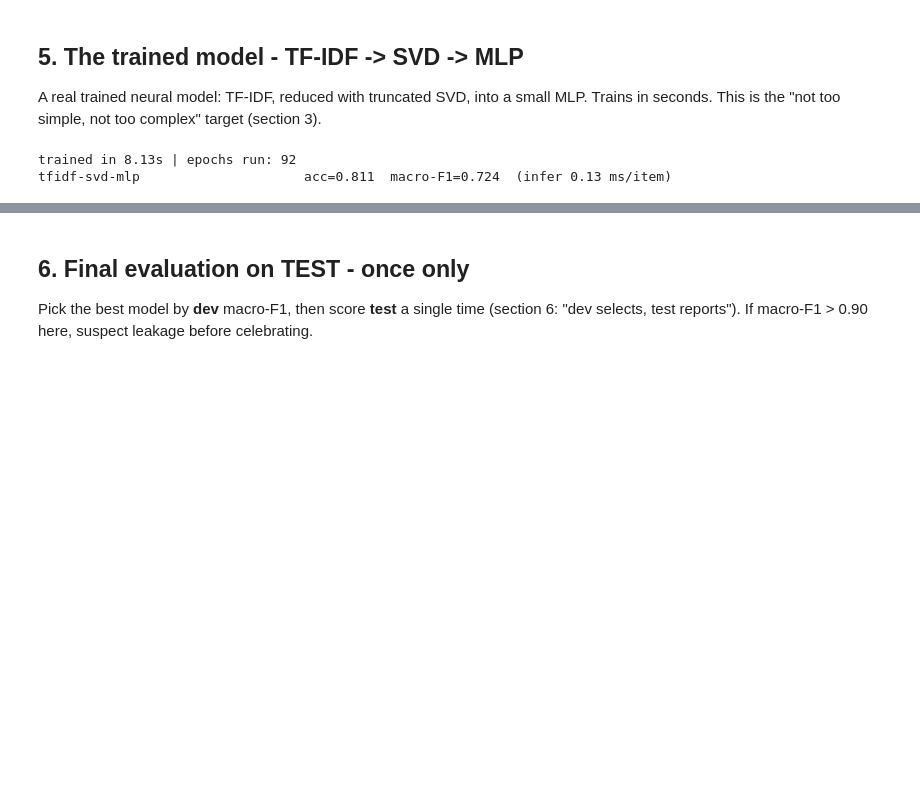
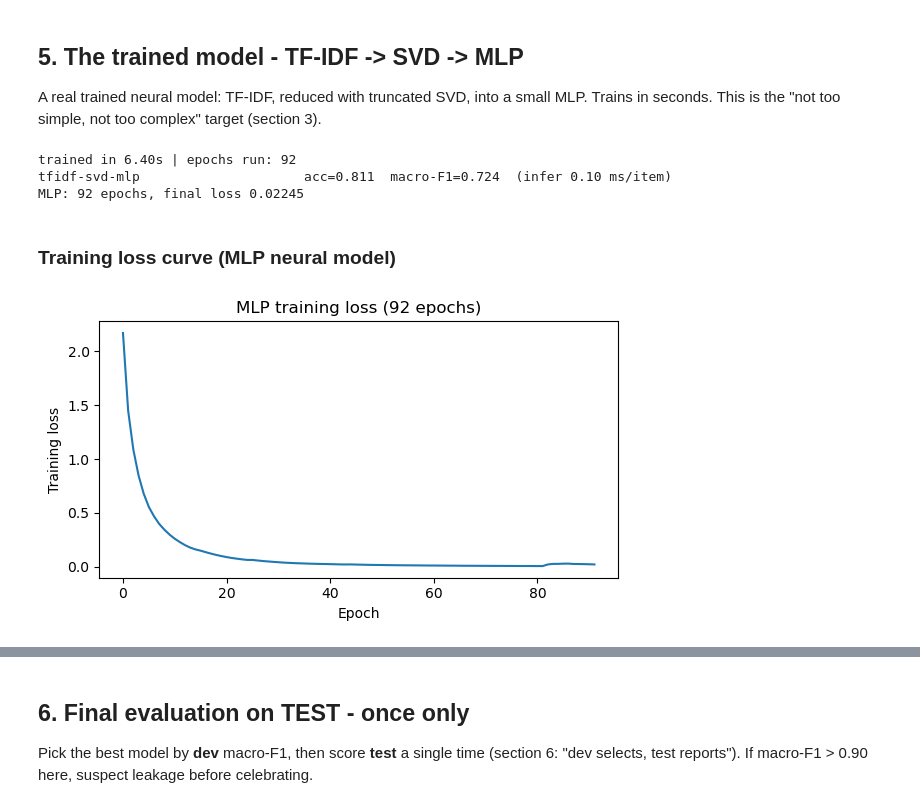
Before and after one commit to Moshami5/Software-Engineering---Group-7, a Jupyter notebook: notebooks/model1_classifier.ipynb, the cells around one changed output, grey strips where cells are left out. Drawn from its saved outputs; the diff is of its cells as text; code cells hidden in the pictures; blank space fills up the shorter version.

```diff
--- a/notebooks/model1_classifier.ipynb
+++ b/notebooks/model1_classifier.ipynb
@@ -147,9 +148,36 @@ mlp.fit(X_train, y_train)
 train_s = time.perf_counter() - t0
 print(f"trained in {train_s:.2f}s | epochs run: {mlp.named_steps['clf'].n_iter_}")
 evaluate("tfidf-svd-mlp", mlp, X_dev, y_dev, dev_results);
+
+# --- training statistics (rubric: statistics presented; audit rule 7) ---
+clf = mlp.named_steps["clf"]
+mlp_stats = {
+    "train_seconds": round(train_s, 2),
+    "epochs_run": int(clf.n_iter_),
+    "max_iter": 200,
+    "loss_curve": [round(float(l), 5) for l in clf.loss_curve_],
+    "final_loss": round(float(clf.loss_), 5),
+    "hidden_layer_sizes": list(clf.hidden_layer_sizes),
+    "svd_components": 300,
+}
+print(f"MLP: {mlp_stats['epochs_run']} epochs, final loss {mlp_stats['final_loss']}")
 # %% [output]
-trained in 8.13s | epochs run: 92
-tfidf-svd-mlp                     acc=0.811  macro-F1=0.724  (infer 0.13 ms/item)
+trained in 6.40s | epochs run: 92
+tfidf-svd-mlp                     acc=0.811  macro-F1=0.724  (infer 0.10 ms/item)
+MLP: 92 epochs, final loss 0.02245
+# %% [markdown]
+### Training loss curve (MLP neural model)
+# %%
+import matplotlib.pyplot as plt
+fig, ax = plt.subplots(figsize=(6, 3.5))
+ax.plot(clf.loss_curve_)
+ax.set_xlabel("Epoch"); ax.set_ylabel("Training loss")
+ax.set_title(f"MLP training loss ({clf.n_iter_} epochs)")
+fig.tight_layout()
+fig.savefig(DATA_PROCESSED / "model1_loss_curve.png", dpi=120)
+plt.show()
+# %% [output]
+[figure, added]
 # %%
 # Dev comparison table - this IS the 'training statistics' the rubric asks for.
 dev_table = pd.DataFrame(dev_results).sort_values("macro_f1", ascending=False)
```
Also changed, not shown: parts of 4 cells of this notebook, 4 other files.
